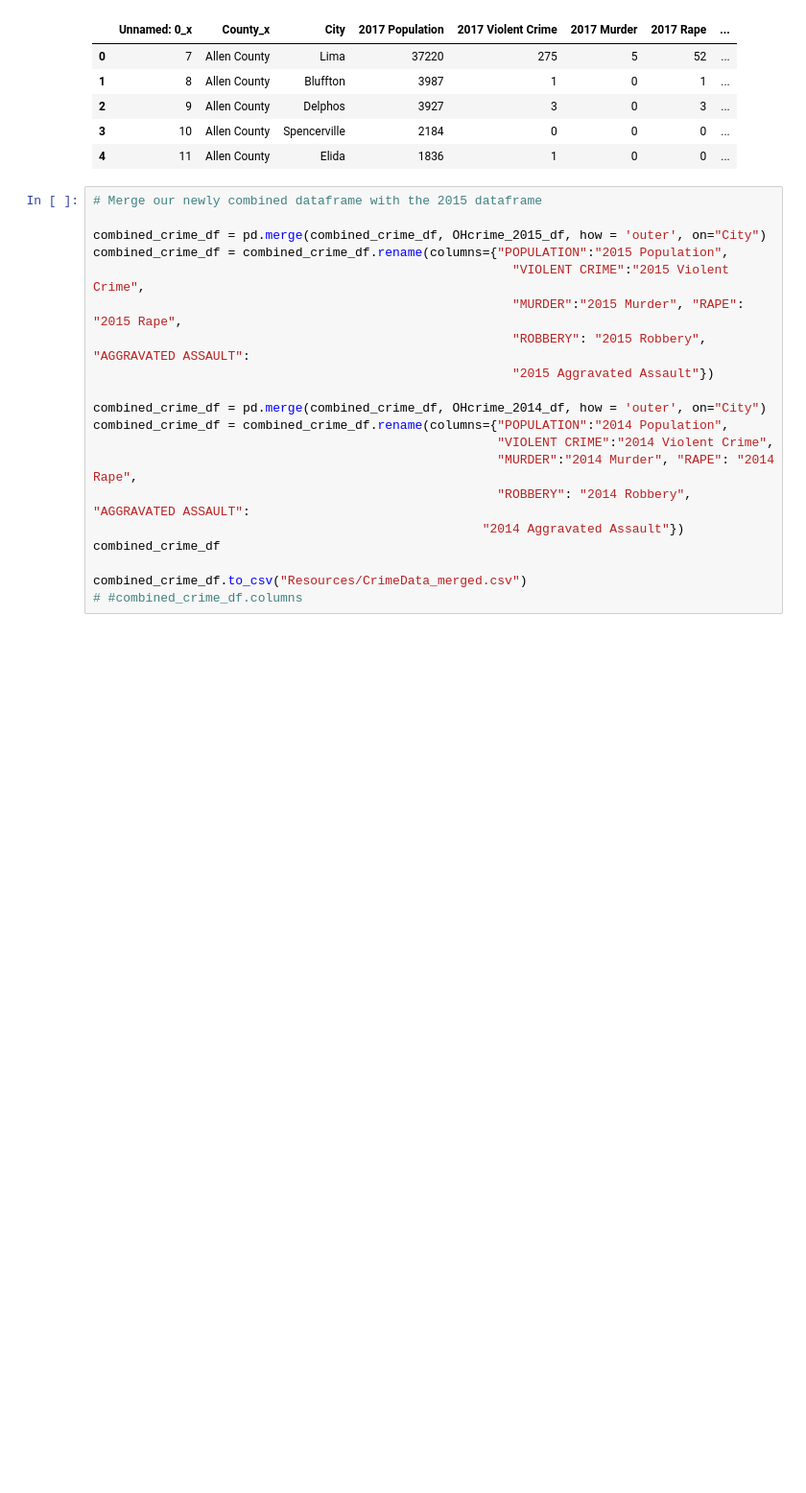
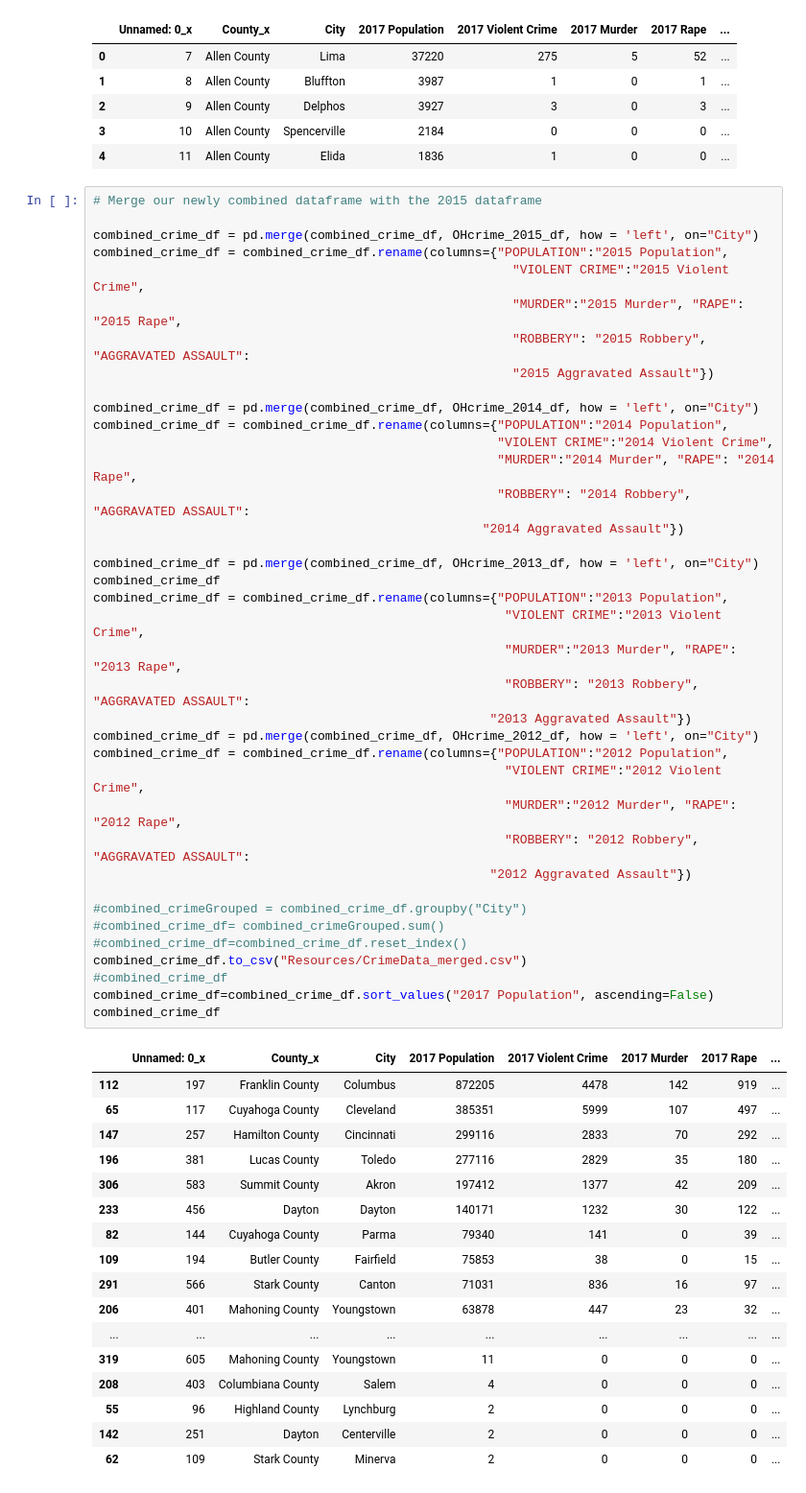
Before and after one commit to taylorbreychak/Project-1, a Jupyter notebook: Merged_Crime_Code.ipynb, the cells around one changed output. Shown at 96% size. Drawn from its saved outputs; the diff is of its cells as text; blank space fills up the shorter version.

```diff
--- a/Merged_Crime_Code.ipynb
+++ b/Merged_Crime_Code.ipynb
@@ -85,20 +65,56 @@ combined_crime_df.head()
 # %%
 # Merge our newly combined dataframe with the 2015 dataframe
 
-combined_crime_df = pd.merge(combined_crime_df, OHcrime_2015_df, how = 'outer', on="City")
+combined_crime_df = pd.merge(combined_crime_df, OHcrime_2015_df, how = 'left', on="City")
 combined_crime_df = combined_crime_df.rename(columns={"POPULATION":"2015 Population",
                                                         "VIOLENT CRIME":"2015 Violent Crime",
                                                         "MURDER":"2015 Murder", "RAPE": "2015 Rape",
                                                         "ROBBERY": "2015 Robbery", "AGGRAVATED ASSAULT":
                                                         "2015 Aggravated Assault"})
 
-combined_crime_df = pd.merge(combined_crime_df, OHcrime_2014_df, how = 'outer', on="City")
+combined_crime_df = pd.merge(combined_crime_df, OHcrime_2014_df, how = 'left', on="City")
 combined_crime_df = combined_crime_df.rename(columns={"POPULATION":"2014 Population",
                                                       "VIOLENT CRIME":"2014 Violent Crime",
                                                       "MURDER":"2014 Murder", "RAPE": "2014 Rape",
                                                       "ROBBERY": "2014 Robbery", "AGGRAVATED ASSAULT":
                                                     "2014 Aggravated Assault"})
+
+combined_crime_df = pd.merge(combined_crime_df, OHcrime_2013_df, how = 'left', on="City")
 combined_crime_df
+combined_crime_df = combined_crime_df.rename(columns={"POPULATION":"2013 Population",
+                                                       "VIOLENT CRIME":"2013 Violent Crime",
+                                                       "MURDER":"2013 Murder", "RAPE": "2013 Rape",
+                                                       "ROBBERY": "2013 Robbery", "AGGRAVATED ASSAULT":
+                                                     "2013 Aggravated Assault"})
+combined_crime_df = pd.merge(combined_crime_df, OHcrime_2012_df, how = 'left', on="City")
+combined_crime_df = combined_crime_df.rename(columns={"POPULATION":"2012 Population",
+                                                       "VIOLENT CRIME":"2012 Violent Crime",
+                                                       "MURDER":"2012 Murder", "RAPE": "2012 Rape",
+                                                       "ROBBERY": "2012 Robbery", "AGGRAVATED ASSAULT":
+                                                     "2012 Aggravated Assault"})
 
+#combined_crimeGrouped = combined_crime_df.groupby("City")
+#combined_crime_df= combined_crimeGrouped.sum()
+#combined_crime_df=combined_crime_df.reset_index()
 combined_crime_df.to_csv("Resources/CrimeData_merged.csv")
-# #combined_crime_df.columns
+#combined_crime_df
+combined_crime_df=combined_crime_df.sort_values("2017 Population", ascending=False)
+combined_crime_df
+# %% [output]
+|  | Unnamed: 0_x | County_x | City | 2017 Population | 2017 Violent Crime | 2017 Murder | 2017 Rape | ... |
+| 112 | 197 | Franklin County | Columbus | 872205 | 4478 | 142 | 919 | ... |
+| 65 | 117 | Cuyahoga County | Cleveland | 385351 | 5999 | 107 | 497 | ... |
+| 147 | 257 | Hamilton County | Cincinnati | 299116 | 2833 | 70 | 292 | ... |
+| 196 | 381 | Lucas County | Toledo | 277116 | 2829 | 35 | 180 | ... |
+| 306 | 583 | Summit County | Akron | 197412 | 1377 | 42 | 209 | ... |
+| 233 | 456 | Dayton | Dayton | 140171 | 1232 | 30 | 122 | ... |
+| 82 | 144 | Cuyahoga County | Parma | 79340 | 141 | 0 | 39 | ... |
+| 109 | 194 | Butler County | Fairfield | 75853 | 38 | 0 | 15 | ... |
+| 291 | 566 | Stark County | Canton | 71031 | 836 | 16 | 97 | ... |
+| 206 | 401 | Mahoning County | Youngstown | 63878 | 447 | 23 | 32 | ... |
+| ... | ... | ... | ... | ... | ... | ... | ... | ... |
+| 319 | 605 | Mahoning County | Youngstown | 11 | 0 | 0 | 0 | ... |
+| 208 | 403 | Columbiana County | Salem | 4 | 0 | 0 | 0 | ... |
+| 55 | 96 | Highland County | Lynchburg | 2 | 0 | 0 | 0 | ... |
+| 142 | 251 | Dayton | Centerville | 2 | 0 | 0 | 0 | ... |
+| 62 | 109 | Stark County | Minerva | 2 | 0 | 0 | 0 | ... |
```
Also changed, not shown: parts of 5 cells of this notebook.
